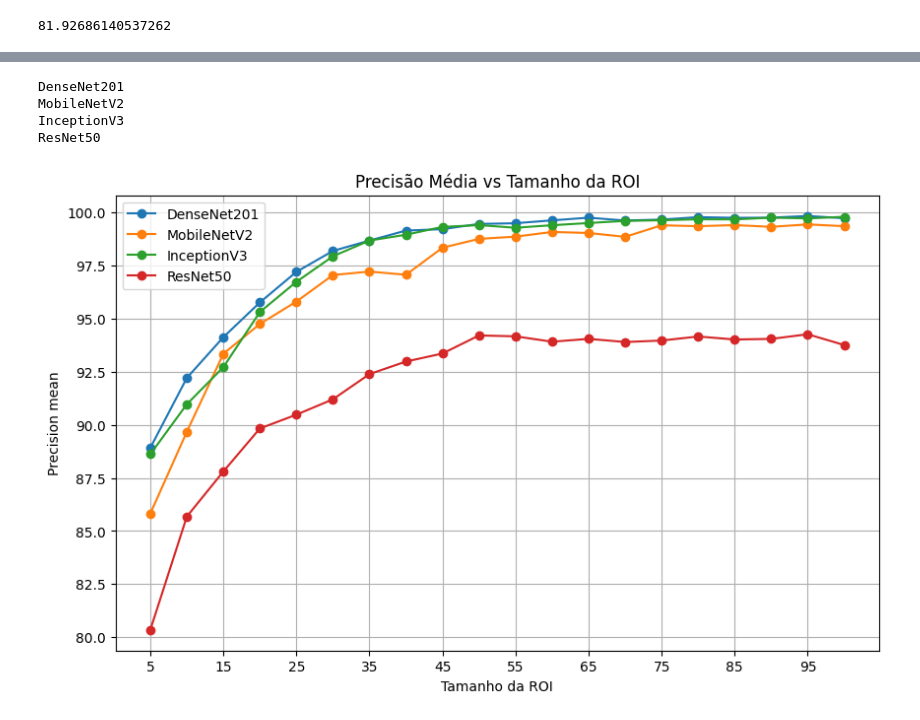
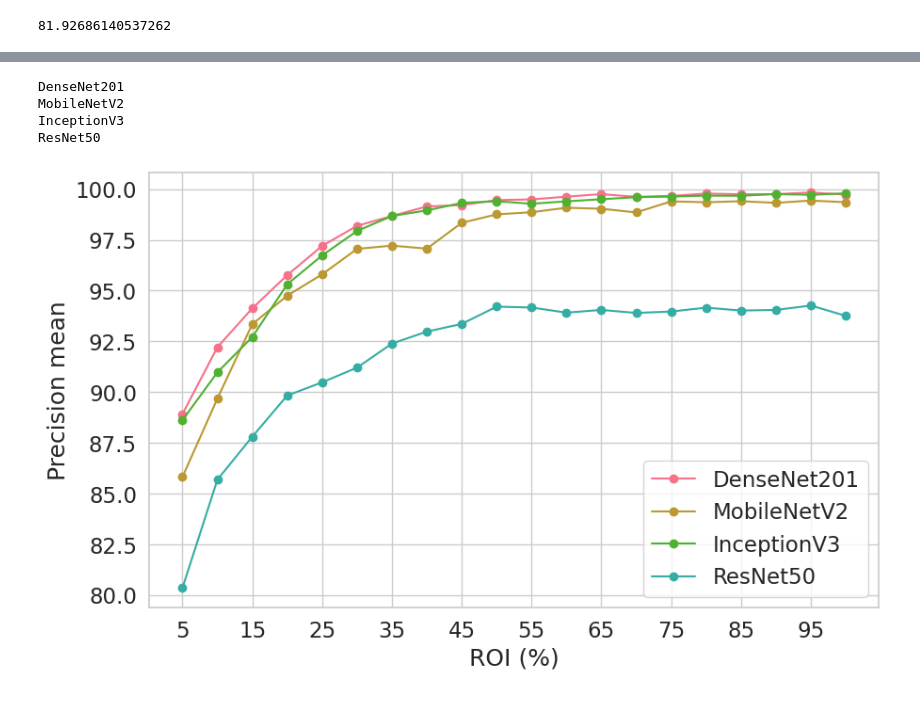
Before and after one commit to williancarddd/malaria-pibiti, a Jupyter notebook: 6_resultados/analitycs/by_train/plot.ipynb, the cells around one changed output, grey strips where cells are left out. Saved outputs shown, nothing was run; the diff lists cells and outputs as text; code cells hidden in the pictures.

```diff
--- a/6_resultados/analitycs/by_train/plot.ipynb
+++ b/6_resultados/analitycs/by_train/plot.ipynb
@@ -63,23 +63,34 @@ def plot_comparison(main_pd, attribute, title, xlabel, xticks, figsize=(10, 6),
     :param xticks: Marcas do eixo X.
     :param figsize: Tamanho da figura do gráfico.
     :param yticks: Marcas do eixo Y (opcional).
+
+    obs:
+    300+ dpi
+    16px font
+    export to pdf and plot
     """
-    plt.figure(figsize=figsize)
-
+    fig, ax = plt.subplots(figsize=figsize)
+    sns.set(font_scale=1.5)
+    sns.set_style("whitegrid")
+    sns.set_palette("husl")
     for network in NEURAL_NETWORKS:
         network_data = main_pd[main_pd['model'] == network]
         x = network_data['subset']
         y = network_data[attribute]
-        plt.plot(x, y, marker='o', linestyle='-', label=network)
+        ax.plot(x, y, marker='o', linestyle='-', label=network)
         print(network)
-        makedatFile(network, attribute, x, y)
 
-    plt.title(title)
-    plt.xlabel(xlabel)
-    plt.ylabel(attribute.replace('_', ' ').capitalize())
-    plt.xticks(xticks)
+    ax.set_title(title)
+    ax.set_xlabel(xlabel)
+    ax.set_ylabel(attribute.replace('_', ' ').capitalize())
+    ax.set_xticks(xticks)
     if yticks is not None:
-        plt.yticks(yticks)
-    plt.grid(True)
-    plt.legend()
+        ax.set_yticks(yticks)
+    ax.legend()
+
+    # make folder to save graphics
+    if not os.path.exists(results_path / 'analitycs' / 'by_train' / 'graphics'):
+        os.makedirs(results_path / 'analitycs' / 'by_train' / 'graphics')
+    plt.savefig(results_path / 'analitycs' / 'by_train' / 'graphics' / f"{attribute}.pdf", dpi=300)
+
     plt.show()
@@ -94,9 +105,9 @@ ResNet50
 # %%
-plot_comparison(main_pd, 'precision_mean', 'Precisão Média vs Tamanho da ROI', 'Tamanho da ROI', range_rois)
+plot_comparison(main_pd, 'precision_mean', '', 'ROI (%)', range_rois)
 # %% [output]
 DenseNet201
 MobileNetV2
 InceptionV3
 ResNet50
-[figure, old version]
+[figure, new version]
 # %%
```
Also changed, not shown: parts of 12 cells of this notebook, 51 other files.
